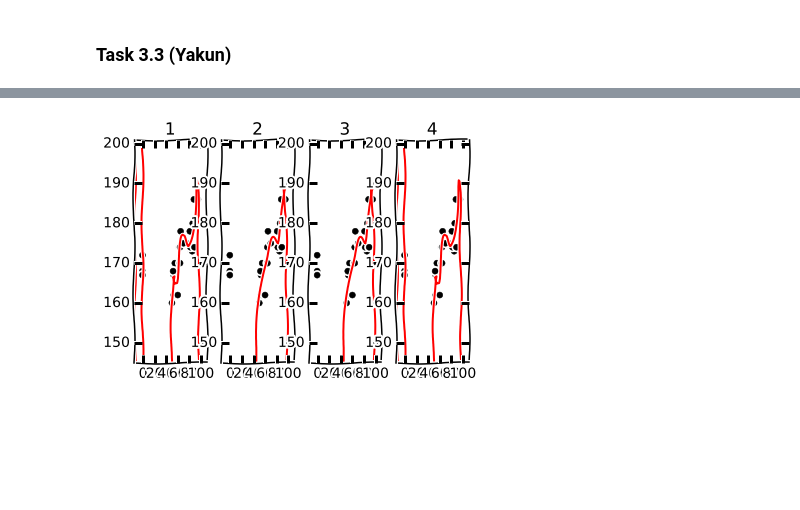
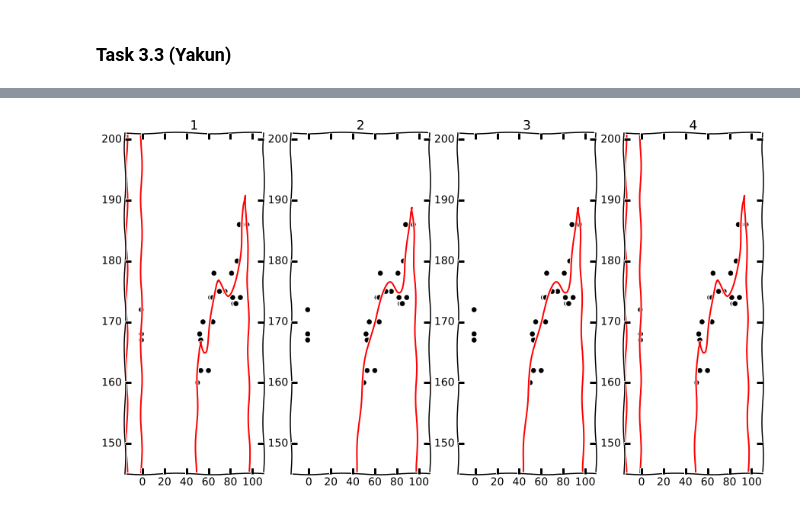
Before and after one commit to liyakun/Pattern-Recognition, a Jupyter notebook: ThirdProject/src3.ipynb, the cells around one changed output, grey strips where cells are left out. Cells and saved outputs as stored; diff of their text form; code cells hidden in the pictures; blank space fills up the shorter version.

```diff
--- a/ThirdProject/src3.ipynb
+++ b/ThirdProject/src3.ipynb
@@ -467,7 +447,7 @@ xmax = hgt.max()+15
 ymin = wgt.min()-15
 ymax = wgt.max()+15
 
-fig = plt.figure()
+fig = plt.figure(figsize=(15, 8))
 axs1 = fig.add_subplot(141)
 axs2 = fig.add_subplot(142)
 axs3 = fig.add_subplot(143)
@@ -502,31 +482,31 @@ axs2.set_title("2")
 axs2.plot(hgt, wgt, 'ko', x, y, 'r-')
 axs2.set_xlim(xmin,xmax)
 axs2.set_ylim(ymin,ymax)
 
 # method 3:
 # regression using the Vandermonde matrix and lstsq
 
 X = poly.polyvander(hgt, n)
 c = la.lstsq(X, wgt)[0]
 y = np.dot(poly.polyvander(x,n), c)
 
 axs3.set_title("3")
 axs3.plot(hgt, wgt, 'ko', x, y, 'r-')
 axs3.set_xlim(xmin,xmax)
 axs3.set_ylim(ymin,ymax)
 
 # method 4:
 # regression on transformed data using the Vandermonde
 # matrix and either pinv or lstsq
 X = poly.polyvander(trsf(hgt), n)
 c = np.dot(la.pinv(X), wgt)
 y = np.dot(poly.polyvander(trsf(x),n), c)
 
 axs4.set_title("4")
 axs4.plot(hgt, wgt, 'ko', x, y, 'r-')
 axs4.set_xlim(xmin,xmax)
 axs4.set_ylim(ymin,ymax)
 
 plt.show()
 # %% [output]
-[figure, old version]
+[figure, new version]
```
Also changed, not shown: parts of 4 cells of this notebook.
